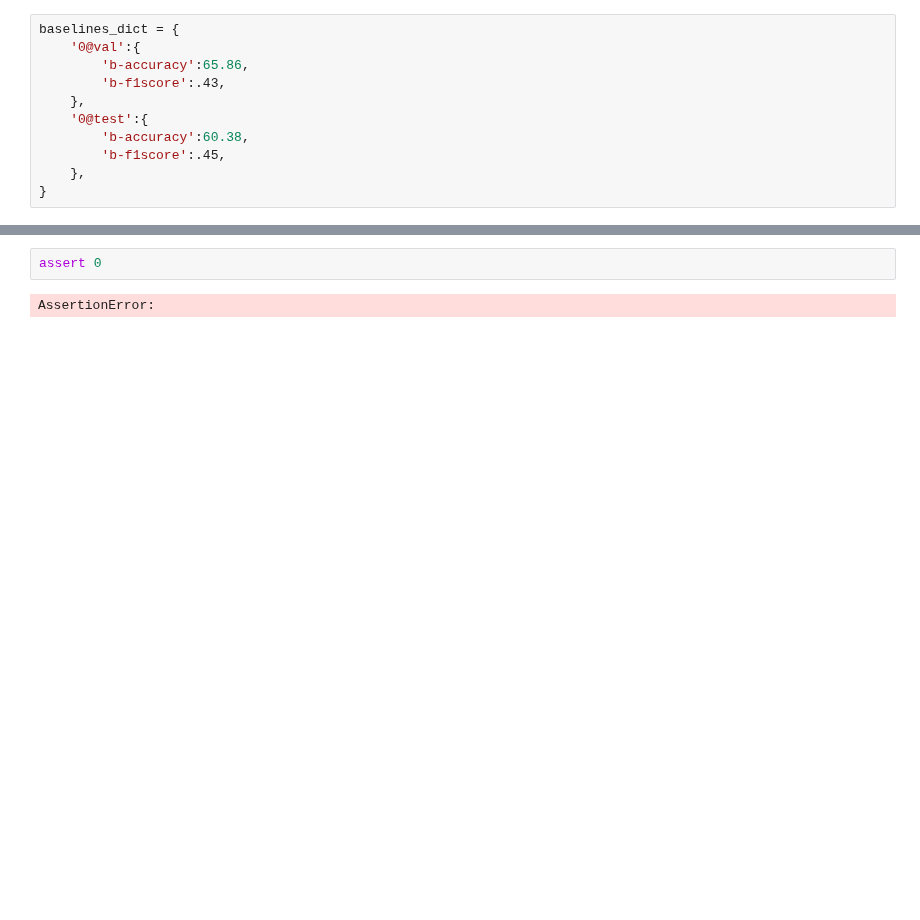
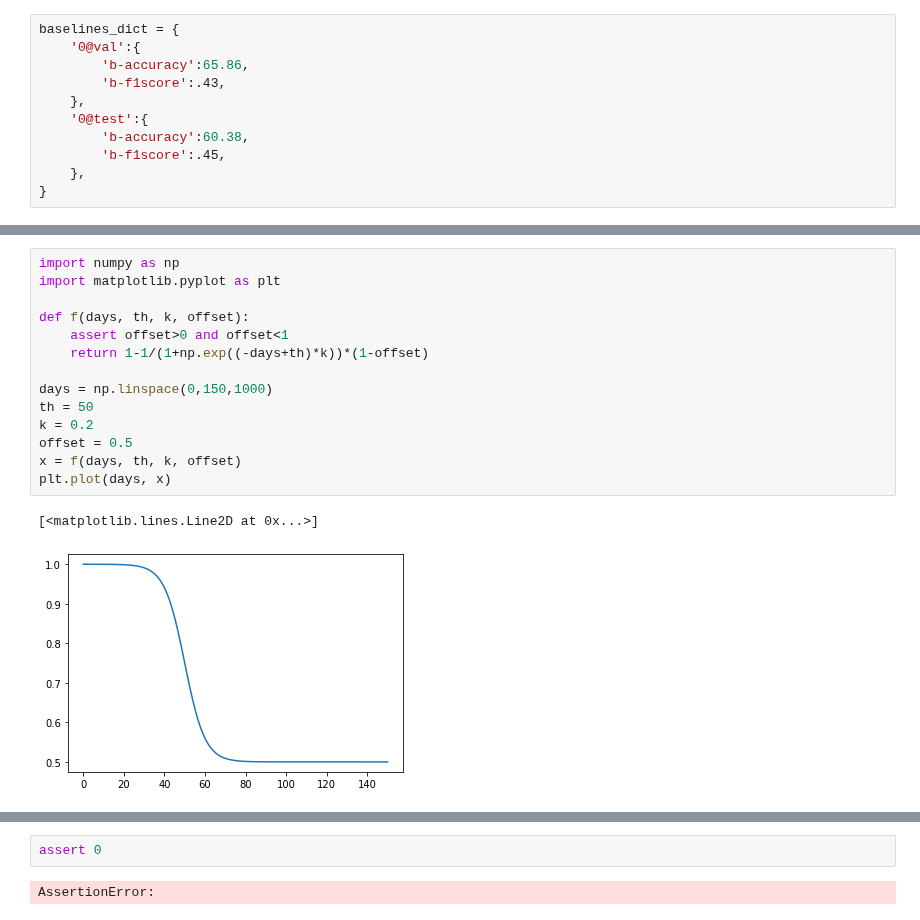
Before and after one commit to opimentel-github/astro-lightcurves-classifier, a Jupyter notebook: experiments/metrics_results.ipynb, the cells around one changed output, grey strips where cells are left out. Saved outputs shown, nothing was run; the diff lists cells and outputs as text; blank space fills up the shorter version.

```diff
--- a/experiments/metrics_results.ipynb
+++ b/experiments/metrics_results.ipynb
@@ -61,3 +66,20 @@ ids=[](n=0#) - model=mdl=ParallelRNN~in-dims=3~te-dims=0~enc-emb=g24-g24-g24.r24
+# %%
+import numpy as np
+import matplotlib.pyplot as plt
+
+def f(days, th, k, offset):
+    assert offset>0 and offset<1
+    return 1-1/(1+np.exp((-days+th)*k))*(1-offset)
+
+days = np.linspace(0,150,1000)
+th = 50
+k = 0.2
+offset = 0.5
+x = f(days, th, k, offset)
+plt.plot(days, x)
+# %% [output]
+[<matplotlib.lines.Line2D at 0x...>]
+[figure, added]
 # %%
 %load_ext autoreload
 %autoreload 2
```
Also changed, not shown: parts of 4 cells of this notebook, 13 other files.
